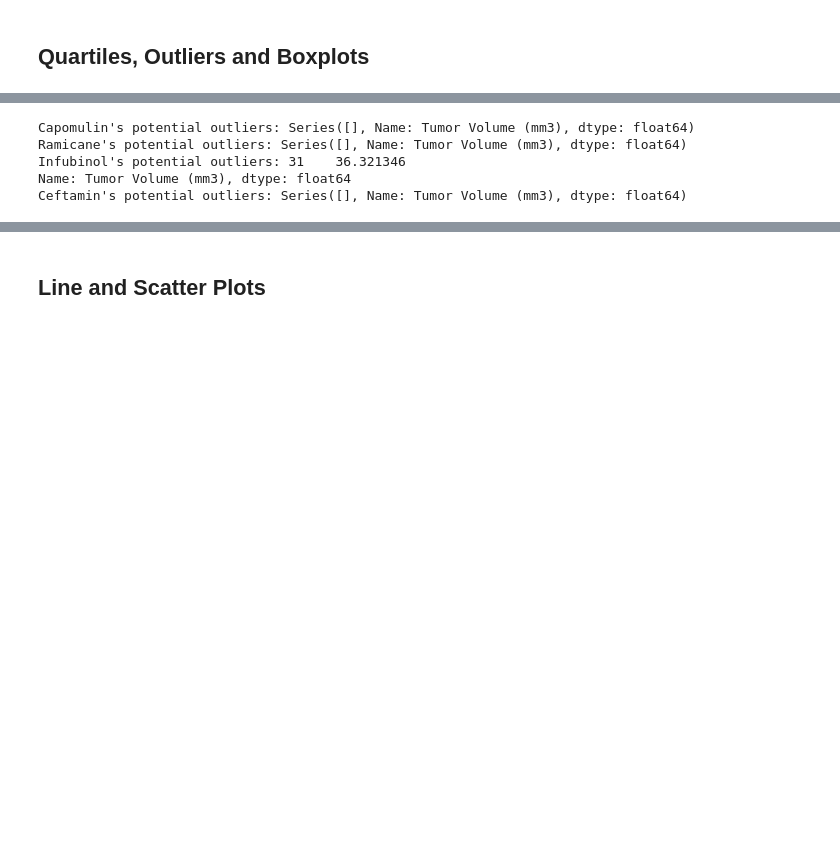
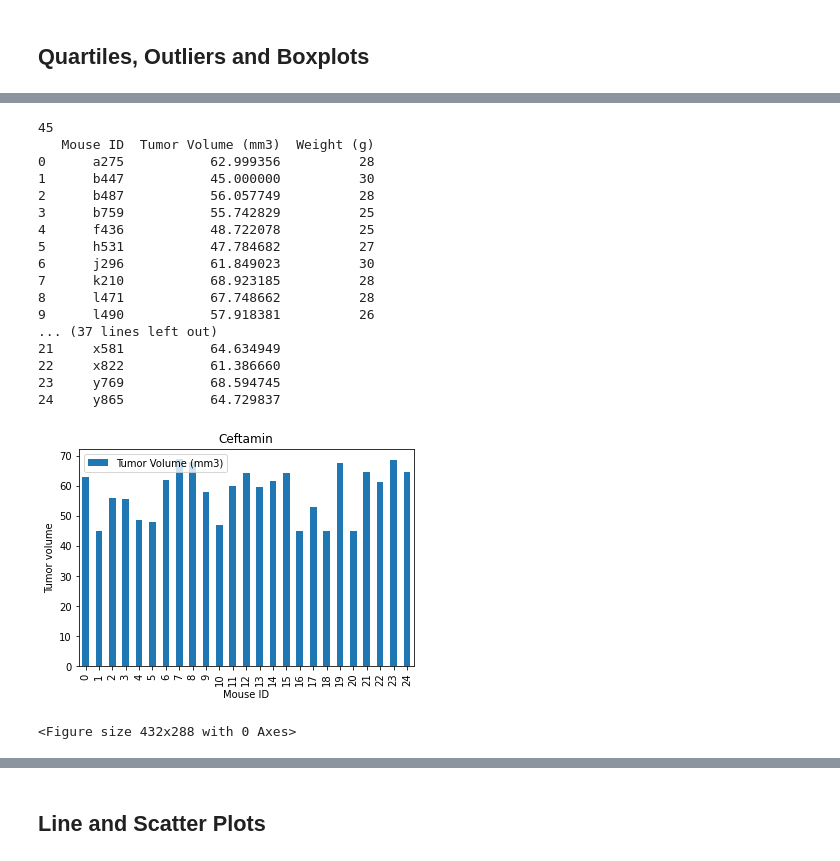
Before and after one commit to granginderpreet/matplotlib, a Jupyter notebook: pymaceuticals_starter.ipynb, the cells around one changed output, grey strips where cells are left out. Saved outputs shown, nothing was run; the diff lists cells and outputs as text; code cells hidden in the pictures; blank space fills up the shorter version.

```diff
--- a/pymaceuticals_starter.ipynb
+++ b/pymaceuticals_starter.ipynb
@@ -297,21 +443,62 @@ Name: Mouse ID, dtype: int64
+# %%
+mouse_ceftamin_df=mouse_df.loc[mouse_df["Drug Regimen"]=="Ceftamin"]
+max_time=mouse_ceftamin_df.max()["Timepoint"]
+
+print(max_time)
+
+mouse_ceftamin_group_df=mouse_ceftamin_df.groupby(['Mouse ID'])
+mouse_ceftamin_max=mouse_ceftamin_group_df["Timepoint"].max()
+mouse_ceftamin_max.head()
+
+merged_ceftamin_df = pd.merge(left=mouse_ceftamin_max, right=mouse_ceftamin_df, how='left', on=["Mouse ID",'Timepoint'])
+merged_ceftamin_df.head()
+
+selected_columns = merged_ceftamin_df[["Mouse ID","Tumor Volume (mm3)", "Weight (g)"]]
+merged_ceftamin_df = selected_columns.copy()
+print(merged_ceftamin_df)
+merged_ceftamin_by_MouseID_df=merged_ceftamin_df.set_index('Mouse ID')
+
+selected_columns = merged_ceftamin_df[["Mouse ID","Tumor Volume (mm3)"]]
+ceftamin_df = selected_columns.copy()
+print(ceftamin_df)
+mouse_chart = ceftamin_df.plot(kind="bar", title="Ceftamin")
+mouse_chart.set_xlabel("Mouse ID")
+mouse_chart.set_ylabel("Tumor volume")
+ceftamin_df.head()
+plt.show()
+plt.tight_layout()
+# %% [output]
+45
+   Mouse ID  Tumor Volume (mm3)  Weight (g)
+0      a275           62.999356          28
+1      b447           45.000000          30
+2      b487           56.057749          28
+3      b759           55.742829          25
+4      f436           48.722078          25
+5      h531           47.784682          27
+6      j296           61.849023          30
+7      k210           68.923185          28
+8      l471           67.748662          28
+9      l490           57.918381          26
+... (37 lines left out)
+21     x581           64.634949
+22     x822           61.386660
+23     y769           68.594745
+24     y865           64.729837
+[figure, added]
+<Figure size 432x288 with 0 Axes>
 # %%
 # Put treatments into a list for for loop (and later for plot labels)
-treatment_list = ["Capomulin", "Ramicane", "Infubinol", "Ceftamin"]
+#treatment_list = ["Capomulin", "Ramicane", "Infubinol", "Ceftamin"]
 
 # Create empty list to fill with tumor vol data (for plotting)
-tumor_vol_list = []
+#tumor_vol_list = []
 
 # Calculate the IQR and quantitatively determine if there are any potential outliers.
-for drug in treatment_list:
+#for drug in treatment_list:
 
     # Locate the rows which contain mice on each drug and get the tumor volumes
 
     # add subset
 
     # Determine outliers using upper and lower bounds
-# %% [output]
-Capomulin's potential outliers: Series([], Name: Tumor Volume (mm3), dtype: float64)
-Ramicane's potential outliers: Series([], Name: Tumor Volume (mm3), dtype: float64)
-Infubinol's potential outliers: 31    36.321346
-Name: Tumor Volume (mm3), dtype: float64
-Ceftamin's potential outliers: Series([], Name: Tumor Volume (mm3), dtype: float64)
```
Also changed, not shown: parts of 24 cells of this notebook.
